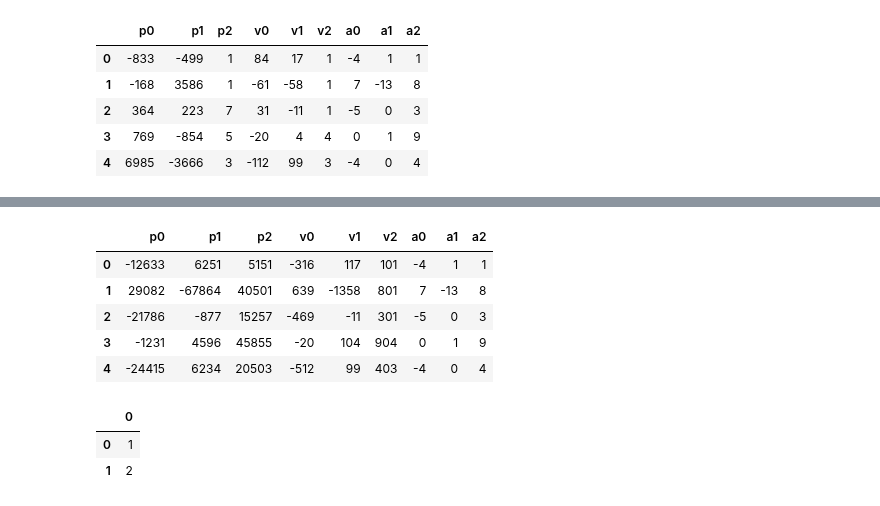
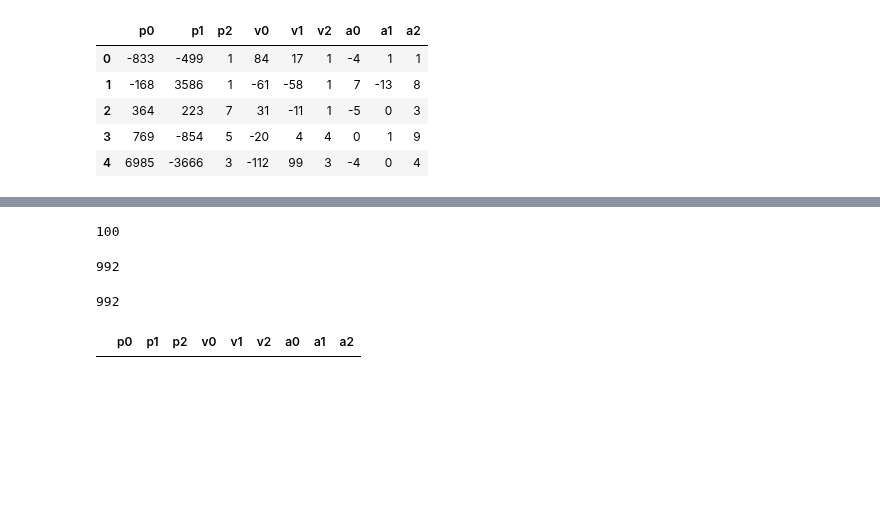
Before and after one commit to MarkNOakden/AdventOfCode, a Jupyter notebook: 17/20/day20.ipynb, the cells around one changed output, grey strips where cells are left out. Saved outputs shown, nothing was run; the diff lists cells and outputs as text; code cells hidden in the pictures; blank space fills up the shorter version.

```diff
--- a/17/20/day20.ipynb
+++ b/17/20/day20.ipynb
@@ -133,12 +125,13 @@ sdf.head()
 # %%
-
-iters = 0
-lastcount = len(sdf)+1
+#display(sdf)
 while iters < 100:
-    sdf.loc[:, V] = sdf.loc[:, V] + sdf.loc[:, A].rename(columns=dict(zip(A, V)))
-    sdf.loc[:, P] = sdf.loc[:, P] + sdf.loc[:, V].rename(columns=dict(zip(V, P)))
-
+    sdf.loc[:, V] += sdf.loc[:, A].rename(columns=dict(zip(A, V)))
+    sdf.loc[:, P] += sdf.loc[:, V].rename(columns=dict(zip(V, P)))
+    #display(sdf)
     mask = ~sdf.duplicated(subset=P, keep=False) # keep = False == don't include ANY dupes in output
+    if sum(~mask) != 0:
+        display(HTML('Collision between particles:'))
+        display(sdf[~mask])
     sdf = sdf[mask].reset_index(drop=True)
     count = len(sdf)
     iters += 1
@@ -154,9 +163,21 @@ iteration       36: count = 992
+# %%
+iters
+# %% [output]
+100
+# %%
+mask.sum()
+# %% [output]
+992
+# %%
+sdf.loc[:, V] = sdf.loc[:, V] + sdf.loc[:, A].rename(columns=dict(zip(A, V)))
+sdf.loc[:, P] = sdf.loc[:, P] + sdf.loc[:, V].rename(columns=dict(zip(V, P)))
+#display(sdf)
+mask = ~sdf.duplicated(subset=P, keep=False) # keep = False == don't include ANY dupes in output
+# %%
+mask.sum()
+# %% [output]
+992
 # %%
-sdf.head()
+sdf[~mask]
 # %% [output]
 |  | p0 | p1 | p2 | v0 | v1 | v2 | a0 | a1 | a2 |
-| 0 | -12633 | 6251 | 5151 | -316 | 117 | 101 | -4 | 1 | 1 |
-| 1 | 29082 | -67864 | 40501 | 639 | -1358 | 801 | 7 | -13 | 8 |
-| 2 | -21786 | -877 | 15257 | -469 | -11 | 301 | -5 | 0 | 3 |
-| 3 | -1231 | 4596 | 45855 | -20 | 104 | 904 | 0 | 1 | 9 |
-| 4 | -24415 | 6234 | 20503 | -512 | 99 | 403 | -4 | 0 | 4 |
@@ -165,6 +183,0 @@ a= pd.DataFrame([[0], [0], [1], [2]])
-# %%
-a[~a.duplicated(keep=False)].reset_index(drop=True)
-# %% [output]
-|  | 0 |
-| 0 | 1 |
-| 1 | 2 |
```
Also changed, not shown: parts of 13 cells of this notebook, 22 other files.
